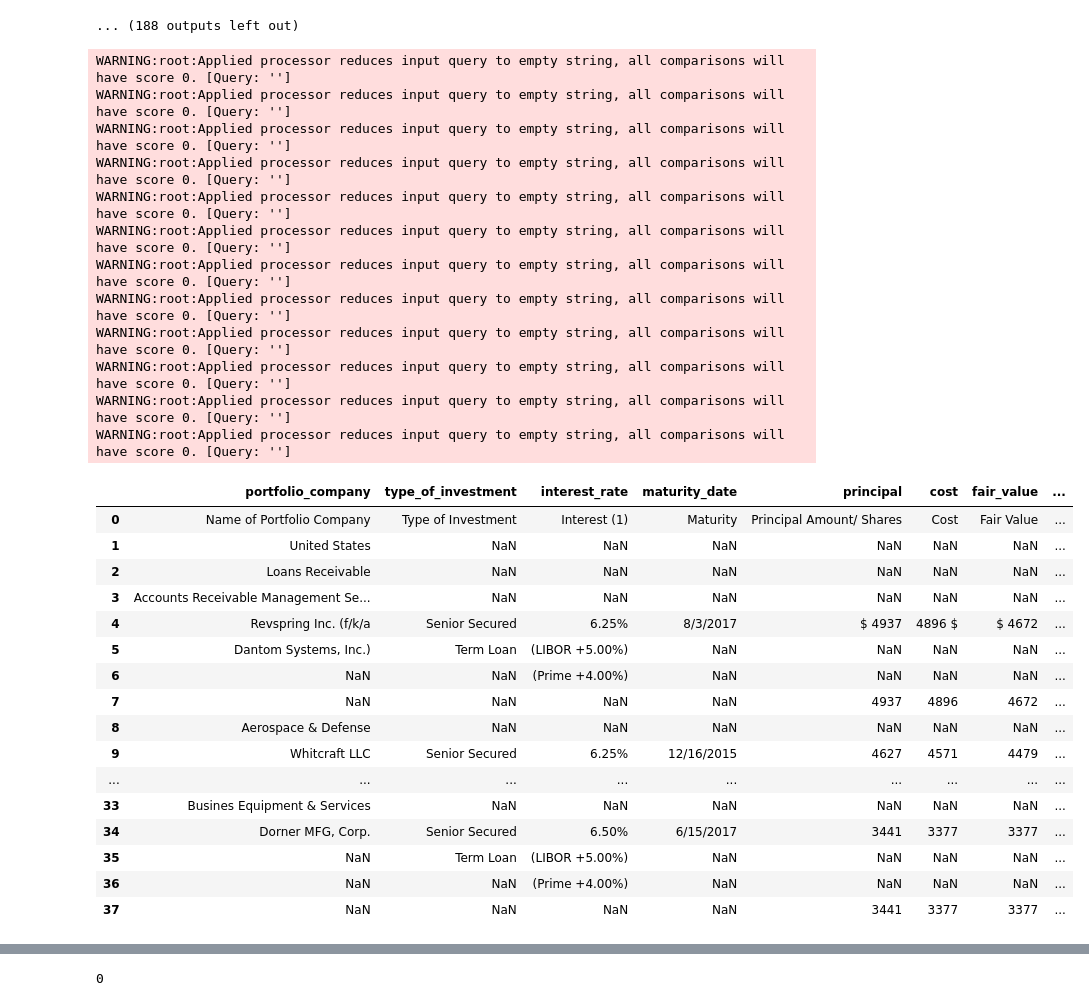
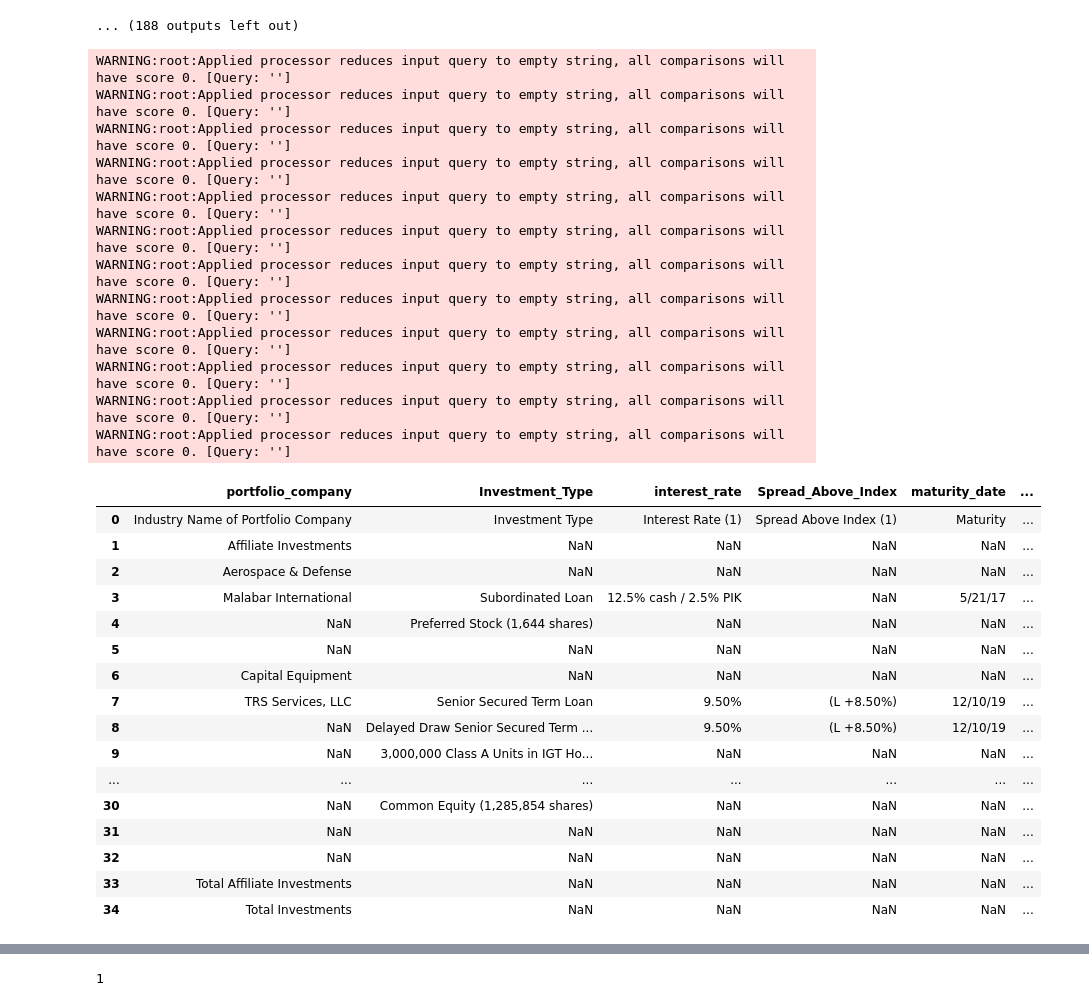
Before and after one commit to Coffee-Code-Philly-Accelerator/sec_filings, a Jupyter notebook: 1487918/debugging.ipynb, the cells around one changed output, grey strips where cells are left out. Drawn from its saved outputs; the diff is of its cells as text; code cells hidden in the pictures.

```diff
--- a/1487918/debugging.ipynb
+++ b/1487918/debugging.ipynb
@@ -259,7 +259,7 @@ def _clean(
     df.replace([r'^\s*$'],np.nan,regex=True,inplace=True) #':','$','%'
     df.dropna(axis=1,how='all',inplace=True)
 
-    columns = (~df.isna()).sum(axis=0) <= 4  if df.shape[0] > 15 else 1
+    columns = (~df.isna()).sum(axis=0) <= 1 if df.shape[0] > 12 else 1
     df.drop(columns=df.columns[columns],inplace=True)
     return df.reset_index(drop=True),merge_pair_idxs
 
@@ -270,7 +270,7 @@ def main()->None:
     for qtr in qtrs:
         if '.csv' in qtr or not os.path.exists(os.path.join(qtr,f'Schedule_of_Investments_0.csv')):
             continue
-        # qtr = '2016-06-30'
+        # qtr = '2015-09-30'
         # logger.info(qtr)
         display(qtr)
         index_list_sum = i = 0
@@ -372,7 +372,8 @@ WARNING:root:Applied processor reduces input query to empty string, all comparis
 '2012-12-31\\Schedule_of_Investments_2.csv'
 ... (188 outputs left out)
 # %%
-file_path = r'C:\Users\pysol\Desktop\projects\sec_filings\1487918\2012-09-30\Schedule_of_Investments_0.csv'
+file_path = r'2015-09-30\\Schedule_of_Investments_2.csv'
+
 
 def standard_field_names()->tuple:
     return (
@@ -430,52 +431,52 @@ def _clean(
     df.replace([r'^\s*$'],np.nan,regex=True,inplace=True) #':','$','%'
     df.dropna(axis=1,how='all',inplace=True)
 
-    columns = (~df.isna()).sum(axis=0) <= 4  if df.shape[0] > 15 else 1
+    columns = (~df.isna()).sum(axis=0) <= 1  if df.shape[0] > 15 else 1
     df.drop(columns=df.columns[columns],inplace=True)
     return df.reset_index(drop=True),merge_pair_idxs
 
 
 ex = exceptions()
 ex_rows = '|'.join(except_rows())
 df,merged_pair_idxs = _clean(file_path,except_rows=ex_rows,merged_pair_idxs={})
 display(df)
 display(merged_pair_idxs)
 index_list = df.apply(
     lambda row:row.astype(str).str.contains(stopping_criterion(None), case=False, na=False).any(),
     axis=1
 )
 index_list_sum = index_list.sum()
 index_list_sum
 # %% [output]
 WARNING:root:Applied processor reduces input query to empty string, all comparisons will have score 0. [Query: '']
 WARNING:root:Applied processor reduces input query to empty string, all comparisons will have score 0. [Query: '']
 WARNING:root:Applied processor reduces input query to empty string, all comparisons will have score 0. [Query: '']
 WARNING:root:Applied processor reduces input query to empty string, all comparisons will have score 0. [Query: '']
 WARNING:root:Applied processor reduces input query to empty string, all comparisons will have score 0. [Query: '']
 WARNING:root:Applied processor reduces input query to empty string, all comparisons will have score 0. [Query: '']
 WARNING:root:Applied processor reduces input query to empty string, all comparisons will have score 0. [Query: '']
 WARNING:root:Applied processor reduces input query to empty string, all comparisons will have score 0. [Query: '']
 WARNING:root:Applied processor reduces input query to empty string, all comparisons will have score 0. [Query: '']
 WARNING:root:Applied processor reduces input query to empty string, all comparisons will have score 0. [Query: '']
 WARNING:root:Applied processor reduces input query to empty string, all comparisons will have score 0. [Query: '']
 WARNING:root:Applied processor reduces input query to empty string, all comparisons will have score 0. [Query: '']
-|  | portfolio_company | type_of_investment | interest_rate | maturity_date | principal | cost | fair_value | ... |
-| 0 | Name of Portfolio Company | Type of Investment | Interest (1) | Maturity | Principal Amount/ Shares | Cost | Fair Value | ... |
-| 1 | United States | NaN | NaN | NaN | NaN | NaN | NaN | ... |
-| 2 | Loans Receivable | NaN | NaN | NaN | NaN | NaN | NaN | ... |
-| 3 | Accounts Receivable Management Se... | NaN | NaN | NaN | NaN | NaN | NaN | ... |
-| 4 | Revspring Inc. (f/k/a | Senior Secured | 6.25% | 8/3/2017 | $ 4937 | 4896 $ | $ 4672 | ... |
-| 5 | Dantom Systems, Inc.) | Term Loan | (LIBOR +5.00%) | NaN | NaN | NaN | NaN | ... |
-| 6 | NaN | NaN | (Prime +4.00%) | NaN | NaN | NaN | NaN | ... |
-| 7 | NaN | NaN | NaN | NaN | 4937 | 4896 | 4672 | ... |
-| 8 | Aerospace & Defense | NaN | NaN | NaN | NaN | NaN | NaN | ... |
-| 9 | Whitcraft LLC | Senior Secured | 6.25% | 12/16/2015 | 4627 | 4571 | 4479 | ... |
-| ... | ... | ... | ... | ... | ... | ... | ... | ... |
-| 33 | Busines Equipment & Services | NaN | NaN | NaN | NaN | NaN | NaN | ... |
-| 34 | Dorner MFG, Corp. | Senior Secured | 6.50% | 6/15/2017 | 3441 | 3377 | 3377 | ... |
-| 35 | NaN | Term Loan | (LIBOR +5.00%) | NaN | NaN | NaN | NaN | ... |
-| 36 | NaN | NaN | (Prime +4.00%) | NaN | NaN | NaN | NaN | ... |
-| 37 | NaN | NaN | NaN | NaN | 3441 | 3377 | 3377 | ... |
+|  | portfolio_company | Investment_Type | interest_rate | Spread_Above_Index | maturity_date | ... |
+| 0 | Industry Name of Portfolio Company | Investment Type | Interest Rate (1) | Spread Above Index (1) | Maturity | ... |
+| 1 | Affiliate Investments | NaN | NaN | NaN | NaN | ... |
+| 2 | Aerospace & Defense | NaN | NaN | NaN | NaN | ... |
+| 3 | Malabar International | Subordinated Loan | 12.5% cash / 2.5% PIK | NaN | 5/21/17 | ... |
+| 4 | NaN | Preferred Stock (1,644 shares) | NaN | NaN | NaN | ... |
+| 5 | NaN | NaN | NaN | NaN | NaN | ... |
+| 6 | Capital Equipment | NaN | NaN | NaN | NaN | ... |
+| 7 | TRS Services, LLC | Senior Secured Term Loan | 9.50% | (L +8.50%) | 12/10/19 | ... |
+| 8 | NaN | Delayed Draw Senior Secured Term ... | 9.50% | (L +8.50%) | 12/10/19 | ... |
+| 9 | NaN | 3,000,000 Class A Units in IGT Ho... | NaN | NaN | NaN | ... |
+| ... | ... | ... | ... | ... | ... | ... |
+| 30 | NaN | Common Equity (1,285,854 shares) | NaN | NaN | NaN | ... |
+| 31 | NaN | NaN | NaN | NaN | NaN | ... |
+| 32 | NaN | NaN | NaN | NaN | NaN | ... |
+| 33 | Total Affiliate Investments | NaN | NaN | NaN | NaN | ... |
+| 34 | Total Investments | NaN | NaN | NaN | NaN | ... |
 {'portfolio_company': array([ True, False, False, False, False, False, False, False, False,
         False, False, False, False, False, False, False, False, False,
         False, False, False, False, False, False, False]),
@@ -499 +497 @@ WARNING:root:Applied processor reduces input query to empty string, all comparis
-0
+1
```
Also changed, not shown: parts of 1 cell of this notebook, 6 other files.
